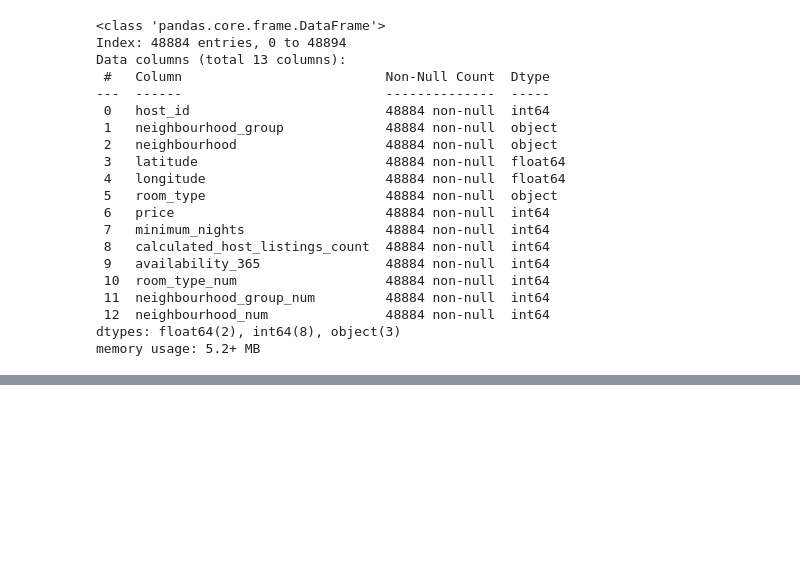
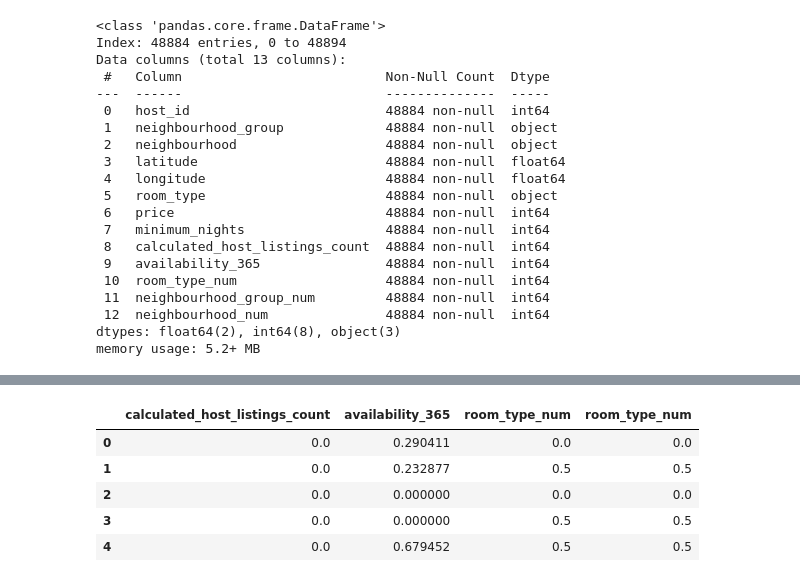
Before and after one commit to 19Juan/EDA, a Jupyter notebook: src/explore.ipynb, the cells around one changed output, grey strips where cells are left out. Saved outputs shown, nothing was run; the diff lists cells and outputs as text; code cells hidden in the pictures; blank space fills up the shorter version.

```diff
--- a/src/explore.ipynb
+++ b/src/explore.ipynb
@@ -213,0 +325,21 @@ memory usage: 5.2+ MB
+# %%
+#Ahora debo hacer la selección de características
+
+from sklearn.feature_selection import SelectKBest, chi2
+
+Modelo_de_selección = SelectKBest(chi2, k=4)
+Modelo_de_selección.fit(x_train_scaled,y_train_escalado)
+ix = Modelo_de_selección.get_support()
+
+xtrain_selected = pd.DataFrame(Modelo_de_selección.transform(x_train_scaled), columns = x_train_scaled.columns.values[ix])
+xtest_selected = pd.DataFrame(Modelo_de_selección.transform(x_test_scaled), columns = x_test_scaled.columns.values[ix])
+
+xtrain_selected.head()
+#Con esto borré una columna que puede que haga ruido en la predicción, también debo probar antes sin borrarla a ver cuando tengo mejor resultado
+# %% [output]
+|  | calculated_host_listings_count | availability_365 | room_type_num | room_type_num |
+| 0 | 0.0 | 0.290411 | 0.0 | 0.0 |
+| 1 | 0.0 | 0.232877 | 0.5 | 0.5 |
+| 2 | 0.0 | 0.000000 | 0.0 | 0.0 |
+| 3 | 0.0 | 0.000000 | 0.5 | 0.5 |
+| 4 | 0.0 | 0.679452 | 0.5 | 0.5 |
```
Also changed, not shown: parts of 13 cells of this notebook, 2 other files.
